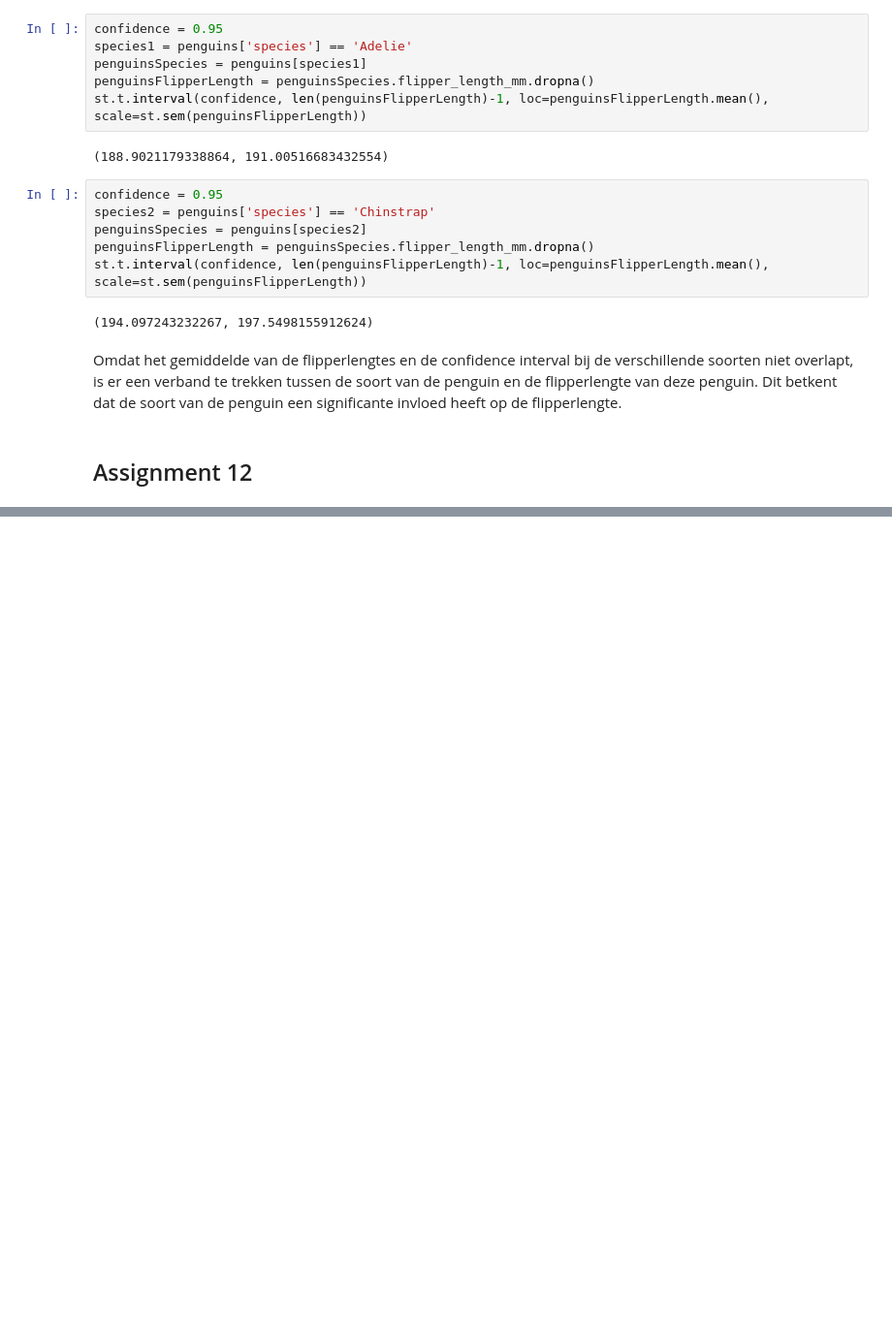
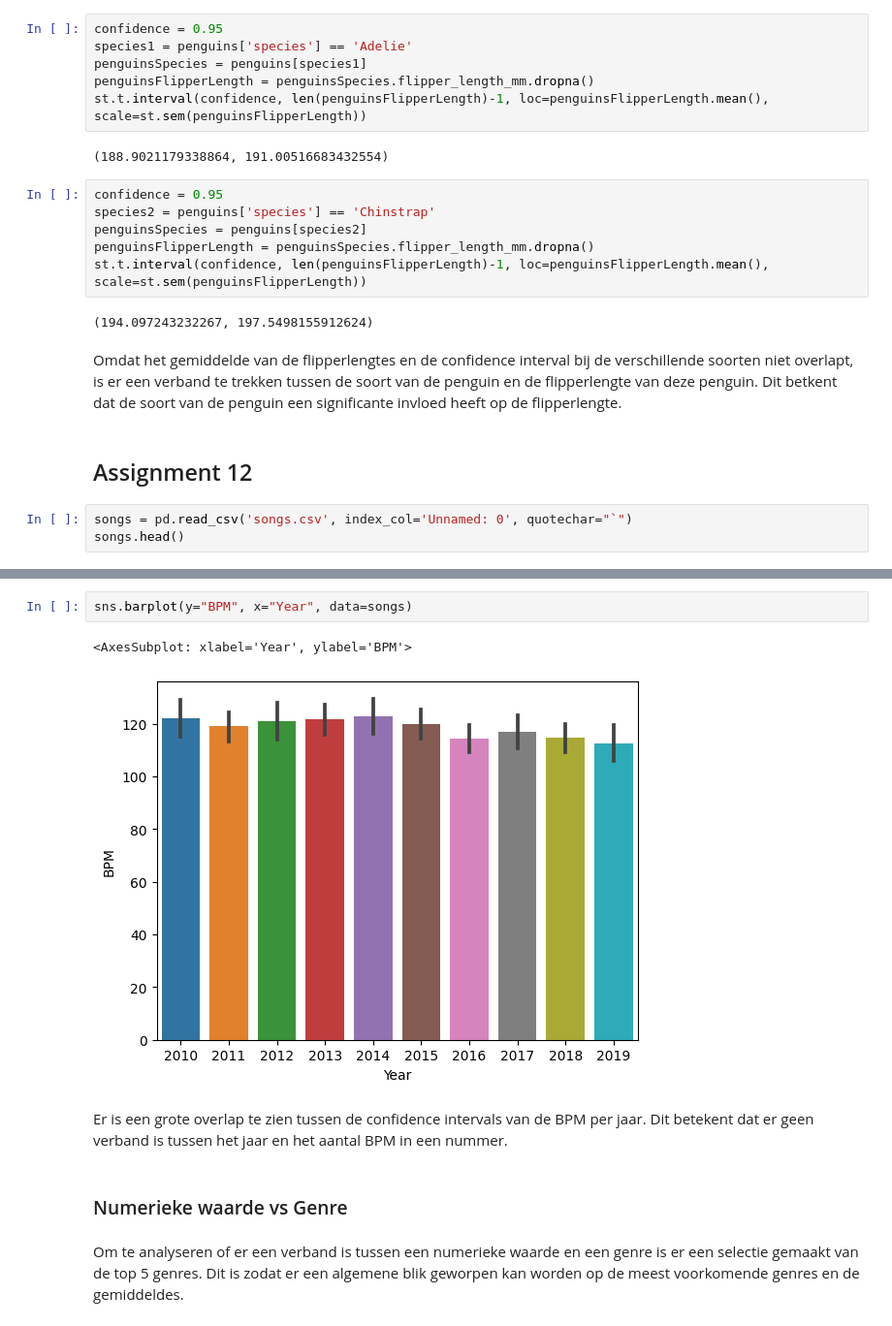
Before and after one commit to Julietvb/Data-science, a Jupyter notebook: Porftolio assignment 11 & 12.ipynb, the cells around one changed output, grey strips where cells are left out. Shown: that part at 97% size. Drawn from its saved outputs; the diff is of its cells as text; blank space fills up the shorter version.

```diff
--- a/Porftolio assignment 11 & 12.ipynb
+++ b/Porftolio assignment 11 & 12.ipynb
@@ -120,3 +120,6 @@ st.t.interval(confidence, len(penguinsFlipperLength)-1, loc=penguinsFlipperLengt
 Omdat het gemiddelde van de flipperlengtes en de confidence interval bij de verschillende soorten niet overlapt, is er een verband te trekken tussen de soort van de penguin en de flipperlengte van deze penguin. Dit betkent dat de soort van de penguin een significante invloed heeft op de flipperlengte.
 # %% [markdown]
 ## Assignment 12
+# %%
+songs = pd.read_csv('songs.csv', index_col='Unnamed: 0', quotechar="`")
+songs.head()
@@ -122,0 +150,11 @@ Omdat het gemiddelde van de flipperlengtes en de confidence interval bij de vers
+# %%
+sns.barplot(y="BPM", x="Year", data=songs)
+# %% [output]
+<AxesSubplot: xlabel='Year', ylabel='BPM'>
+[figure, added]
+# %% [markdown]
+Er is een grote overlap te zien tussen de confidence intervals van de BPM per jaar. Dit betekent dat er geen verband is tussen het jaar en het aantal BPM in een nummer.
+# %% [markdown]
+### Numerieke waarde vs Genre
+# %% [markdown]
+Om te analyseren of er een verband is tussen een numerieke waarde en een genre is er een selectie gemaakt van de top 5 genres. Dit is zodat er een algemene blik geworpen kan worden op de meest voorkomende genres en de gemiddeldes.
```
Also changed, not shown: parts of 15 cells of this notebook.
